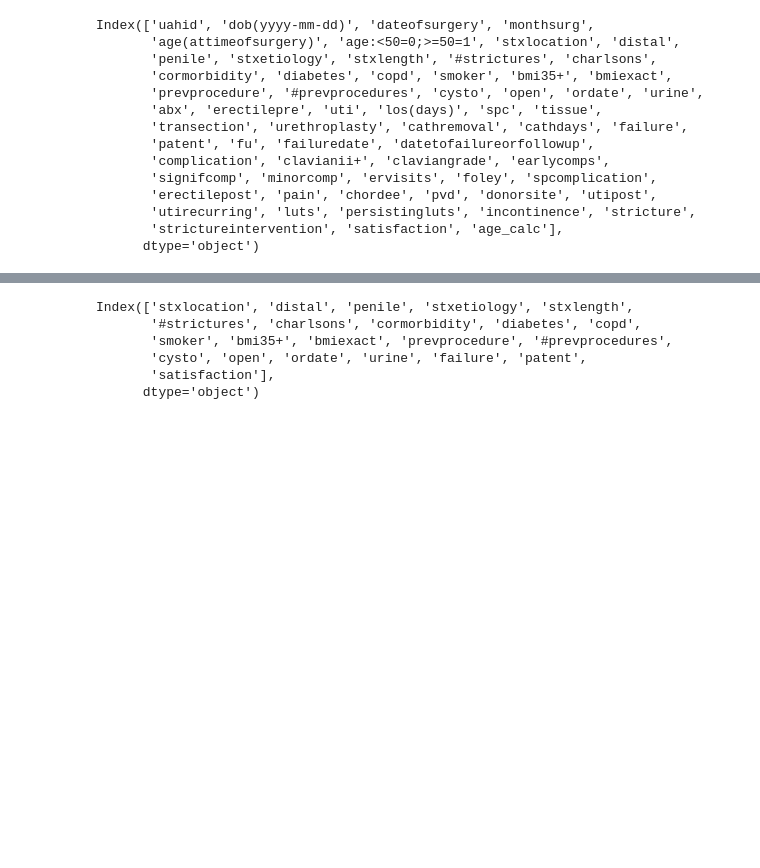
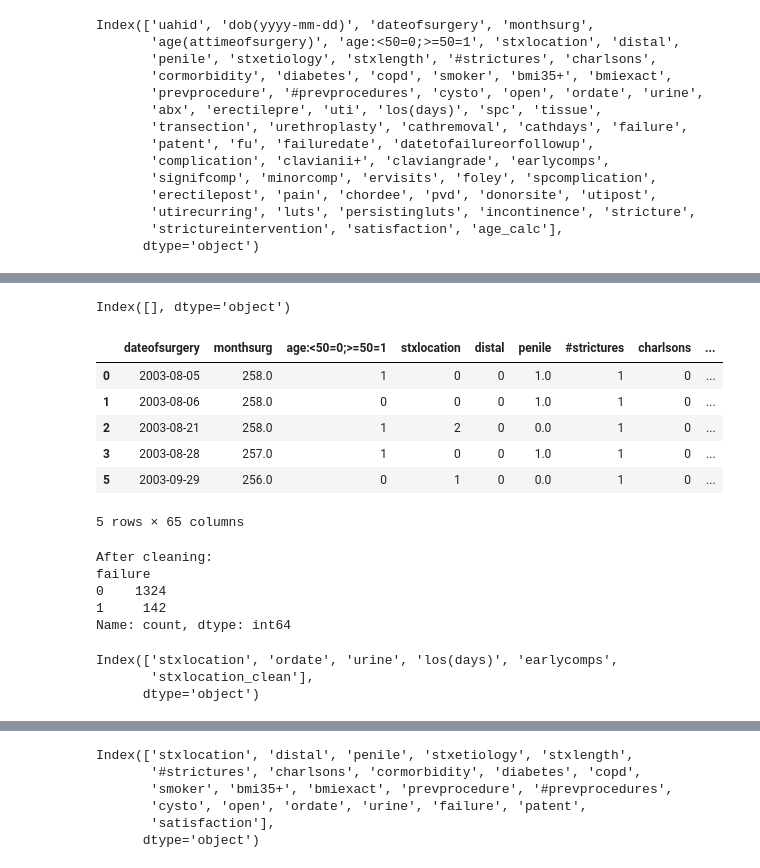
Before and after one commit to preciousiajilore/survival_mtlr, a Jupyter notebook: notebooks/subsets.ipynb, the cells around one changed output, grey strips where cells are left out. Drawn from its saved outputs; the diff is of its cells as text; code cells hidden in the pictures; blank space fills up the shorter version.

```diff
--- a/notebooks/subsets.ipynb
+++ b/notebooks/subsets.ipynb
@@ -100,0 +1108,2 @@ Index(['uahid', 'dob(yyyy-mm-dd)', 'dateofsurgery', 'monthsurg',
+# %%
+df = df.drop(columns = ["erectilepost"])
@@ -100,0 +1134,3 @@ Index(['uahid', 'dob(yyyy-mm-dd)', 'dateofsurgery', 'monthsurg',
+# %%
+med_age = df["age_calc"].median()
+df["age_calc"] = df["age_calc"].fillna(med_age)
@@ -100,0 +1162,2 @@ Index(['uahid', 'dob(yyyy-mm-dd)', 'dateofsurgery', 'monthsurg',
+# %%
+df["stricture"] = df["stricture"].fillna(0)
@@ -100,0 +1168,2 @@ Index(['uahid', 'dob(yyyy-mm-dd)', 'dateofsurgery', 'monthsurg',
+# %%
+df = df.drop(columns=['strictureintervention'])
@@ -100,0 +1189,23 @@ Index(['uahid', 'dob(yyyy-mm-dd)', 'dateofsurgery', 'monthsurg',
+# %%
+print(df.columns[df.isna().any()])
+# %% [output]
+Index([], dtype='object')
+# %%
+df.head()
+# %% [output]
+|  | dateofsurgery | monthsurg | age:<50=0;>=50=1 | stxlocation | distal | penile | #strictures | charlsons | ... |
+| 0 | 2003-08-05 | 258.0 | 1 | 0 | 0 | 1.0 | 1 | 0 | ... |
+| 1 | 2003-08-06 | 258.0 | 0 | 0 | 0 | 1.0 | 1 | 0 | ... |
+| 2 | 2003-08-21 | 258.0 | 1 | 2 | 0 | 0.0 | 1 | 0 | ... |
+| 3 | 2003-08-28 | 257.0 | 1 | 0 | 0 | 1.0 | 1 | 0 | ... |
+| 5 | 2003-09-29 | 256.0 | 0 | 1 | 0 | 0.0 | 1 | 0 | ... |
+5 rows × 65 columns
+# %%
+print("After cleaning:")
+print(df['failure'].value_counts())
+# %% [output]
+After cleaning:
+failure
+0    1324
+1     142
+Name: count, dtype: int64
@@ -100,0 +1214,6 @@ Index(['uahid', 'dob(yyyy-mm-dd)', 'dateofsurgery', 'monthsurg',
+# %%
+print(df.select_dtypes(include='object').columns)
+# %% [output]
+Index(['stxlocation', 'ordate', 'urine', 'los(days)', 'earlycomps',
+       'stxlocation_clean'],
+      dtype='object')
```
Also changed, not shown: parts of 182 cells of this notebook, 17 other files.
